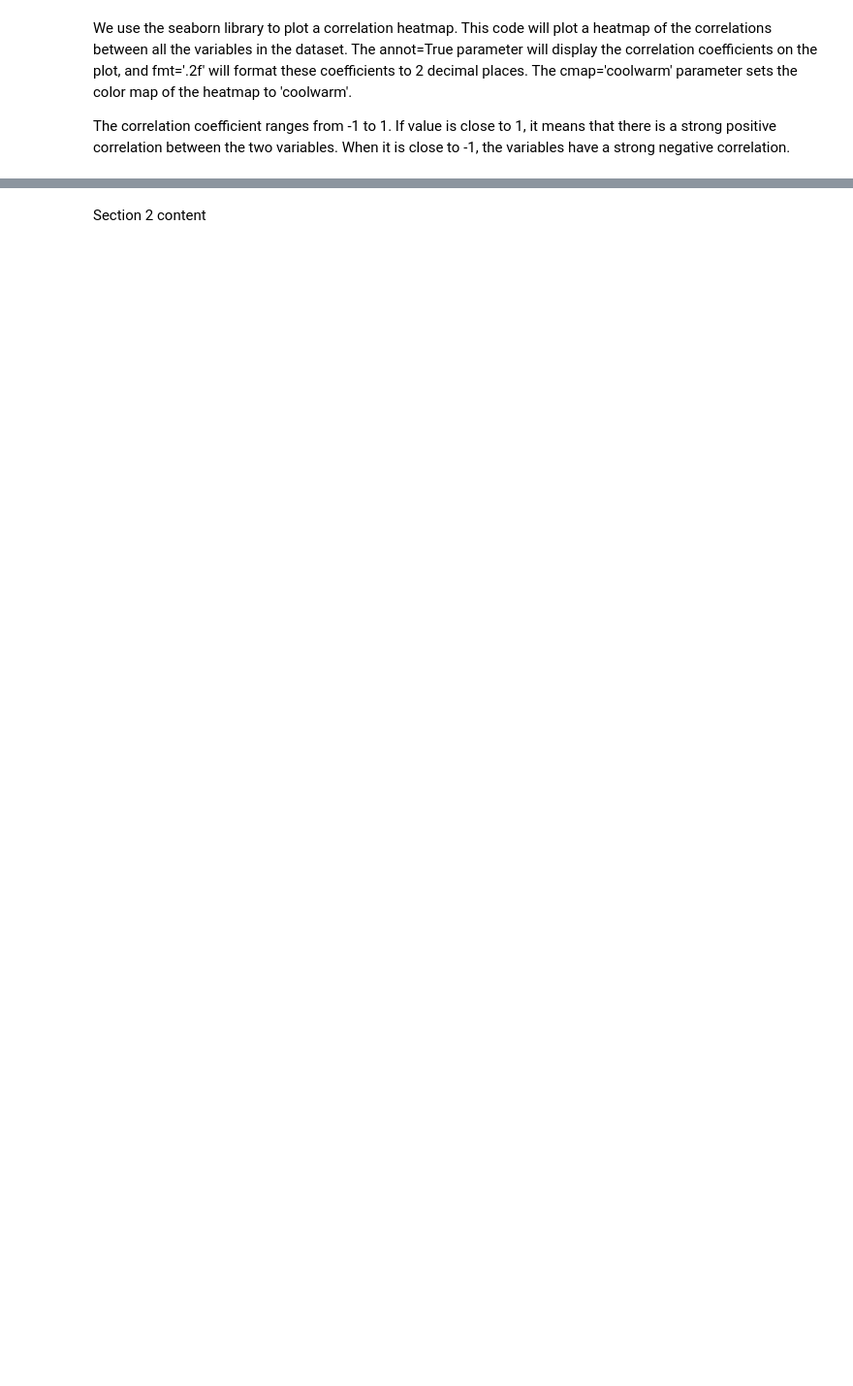
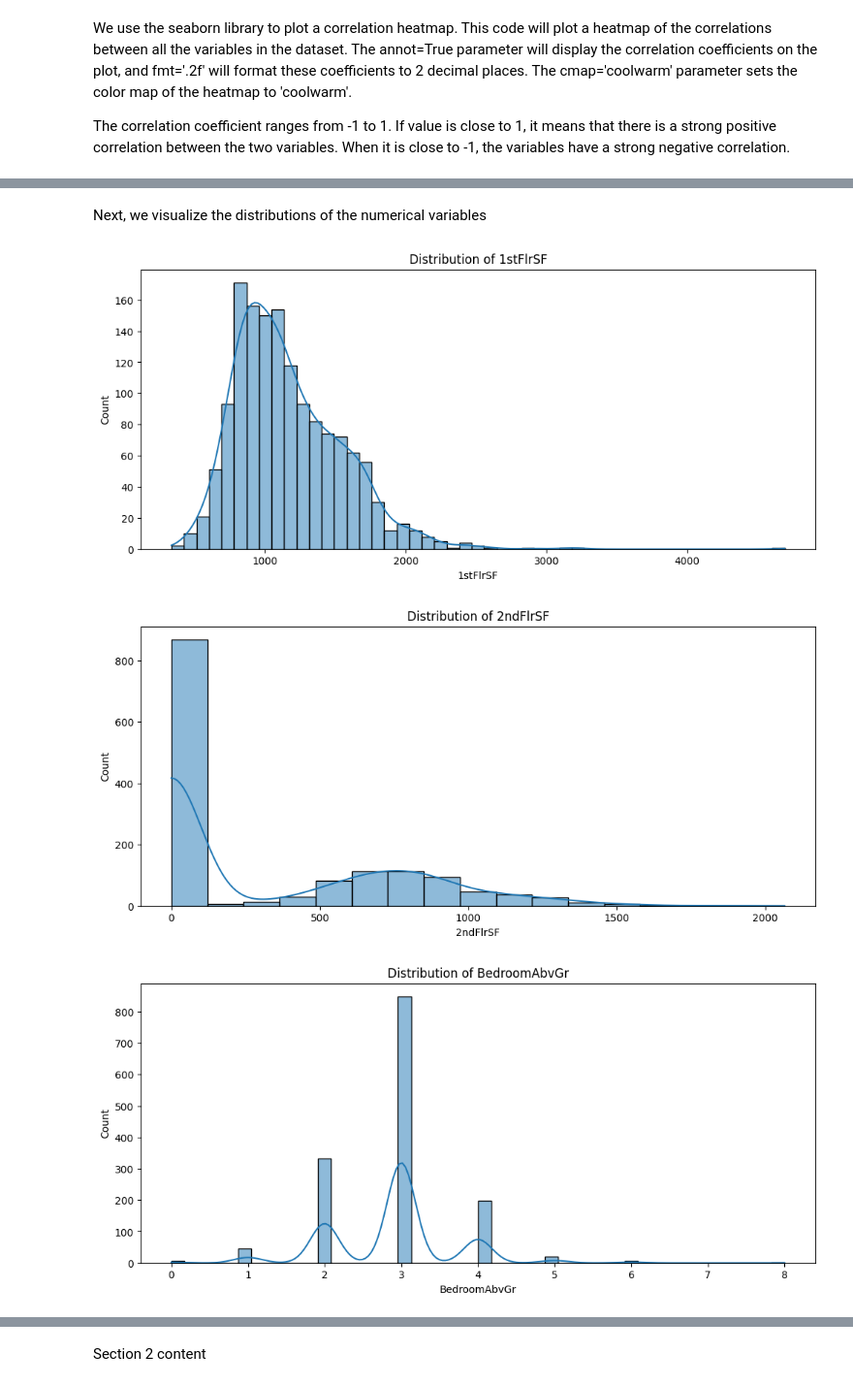
Before and after one commit to robinozer/housing, a Jupyter notebook: jupyter_notebooks/Notebook_Template 2.ipynb, the cells around one changed output, grey strips where cells are left out. Shown at 97% size. Cells and saved outputs as stored; diff of their text form; code cells hidden in the pictures; blank space fills up the shorter version.

Commit message:
add EDA in second notebook and some plots

```diff
--- a/jupyter_notebooks/Notebook_Template 2.ipynb
+++ b/jupyter_notebooks/Notebook_Template 2.ipynb
@@ -92,0 +138,19 @@ Matplotlib is building the font cache; this may take a moment.
+# %% [markdown]
+Next, we visualize the distributions of the numerical variables
+# %%
+import matplotlib.pyplot as plt
+import seaborn as sns
+
+# List of numerical variables I'm interested in
+num_vars = ['1stFlrSF', '2ndFlrSF', 'BedroomAbvGr', 'TotalBsmtSF', 'GarageArea', 'GrLivArea', 'LotArea', 'OverallCond', 'OverallQual', 'YearBuilt', 'SalePrice']
+
+# Loop through the list and plot a histogram for each variable
+for var in num_vars:
+    plt.figure(figsize=(12,5))
+    plt.title("Distribution of " + var)
+    sns.histplot(records_df[var], kde=True)
+    plt.show()
+# %% [output]
+[figure, added]
+[figure, added]
+[figure, added]
```
Also changed, not shown: parts of 22 cells of this notebook.
